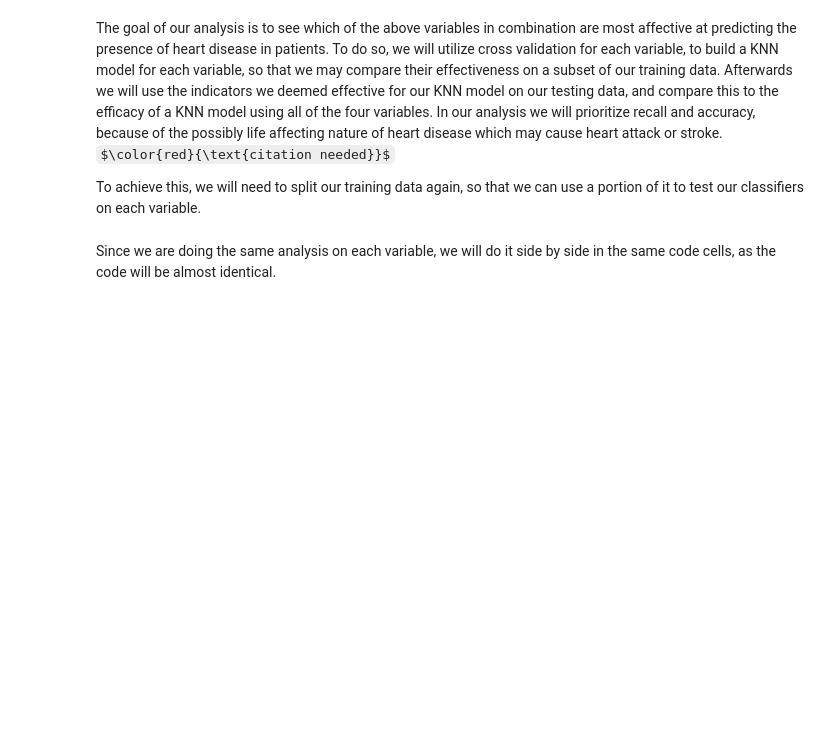
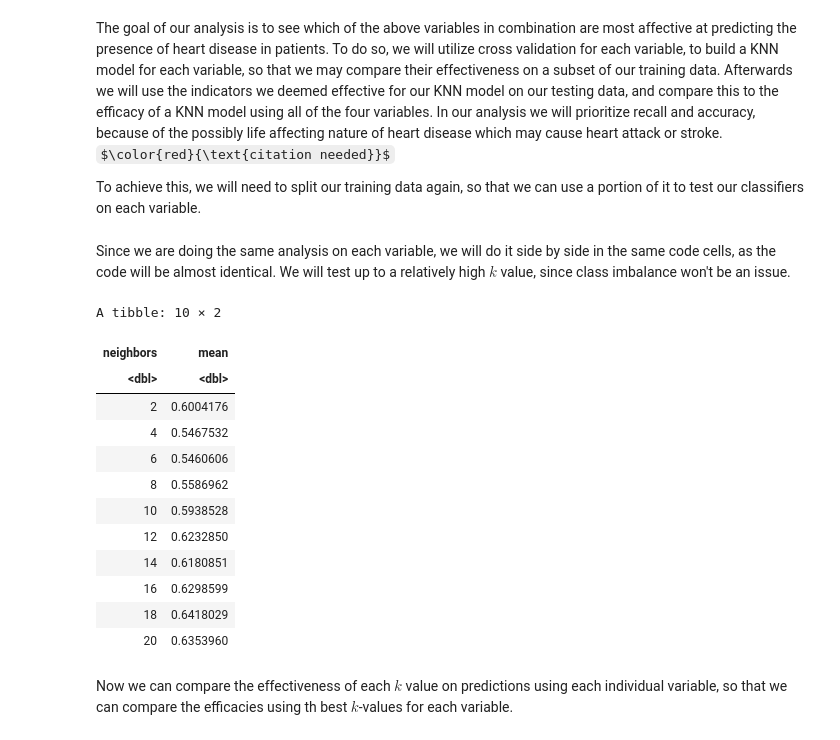
Before and after one commit to Nitro-87/Group-2-Project-Proposal, a Jupyter notebook: Project-Report.ipynb, the cells around one changed output. Saved outputs shown, nothing was run; the diff lists cells and outputs as text; code cells hidden in the pictures; some formulas as TeX source; blank space fills up the shorter version.

Commit message:
Created workflows for cross validation

```diff
--- a/Project-Report.ipynb
+++ b/Project-Report.ipynb
@@ -268,12 +268,40 @@ training_split <- initial_split(training_set,prop = 0.75, strata = diagnosis)
 training_subset <- training(training_split)
 testing_subset <- testing(training_split)
 # %% [markdown]
-Since we are doing the same analysis on each variable, we will do it side by side in the same code cells, as the code will be almost identical.
+Since we are doing the same analysis on each variable, we will do it side by side in the same code cells, as the code will be almost identical. We will test up to a relatively high $k$ value, since class imbalance won't be an issue.
 # %%
 #This model will be used for all classifications
 knn_tune <- nearest_neighbor(weight_func = "rectangular", neighbors = tune()) |> set_engine("kknn") |> set_mode("classification")
 
 age_recipe <- recipe(diagnosis ~ age, data=training_subset) |> step_scale(all_predictors()) |> step_center(all_predictors())
 heart_rate_recipe <-  recipe(diagnosis ~ thalach, data=training_subset) |> step_scale(all_predictors()) |> step_center(all_predictors())
 cholesterol_recipe <- recipe(diagnosis ~ chol, data=training_subset) |> step_scale(all_predictors()) |> step_center(all_predictors())
 blood_pressure_recipe <- recipe(diagnosis ~ trestbps, data=training_subset) |> step_scale(all_predictors()) |> step_center(all_predictors())
+
+training_vfold = vfold_cv(training_subset,v = 5, strata = diagnosis)
+kvals <- tibble(neighbors = seq(from = 2, to = 20, by = 2))
+
+knn_age <- workflow() |> add_recipe(age_recipe) |> add_model(knn_tune) |> tune_grid(resamples = training_vfold, grid = kvals) |> collect_metrics()
+knn_hr <- workflow() |> add_recipe(heart_rate_recipe) |> add_model(knn_tune) |> tune_grid(resamples = training_vfold, grid = kvals) |> collect_metrics()
+knn_chol <- workflow() |> add_recipe(cholesterol_recipe) |> add_model(knn_tune) |> tune_grid(resamples = training_vfold, grid = kvals) |> collect_metrics()
+knn_bp <- workflow() |> add_recipe(blood_pressure_recipe) |> add_model(knn_tune) |> tune_grid(resamples = training_vfold, grid = kvals) |> collect_metrics()
+age_acc <- knn_age |> filter(.metric == "accuracy") |> select(neighbors, mean)
+hr_acc <- knn_hr |> filter(.metric == "accuracy") |> select(neighbors, mean)
+chol_acc <- knn_chol |> filter(.metric == "accuracy") |> select(neighbors, mean)
+bp_acc <- knn_bp |> filter(.metric == "accuracy") |> select(neighbors, mean)
+# %% [output]
+A tibble: 10 × 2
+| neighbors | mean |
+| <dbl> | <dbl> |
+| 2 | 0.6004176 |
+| 4 | 0.5467532 |
+| 6 | 0.5460606 |
+| 8 | 0.5586962 |
+| 10 | 0.5938528 |
+| 12 | 0.6232850 |
+| 14 | 0.6180851 |
+| 16 | 0.6298599 |
+| 18 | 0.6418029 |
+| 20 | 0.6353960 |
+# %% [markdown]
+Now we can compare the effectiveness of each $k$ value on predictions using each individual variable, so that we can compare the efficacies using th best $k$-values for each variable.
```
Also changed, not shown: parts of 1 cell of this notebook.
